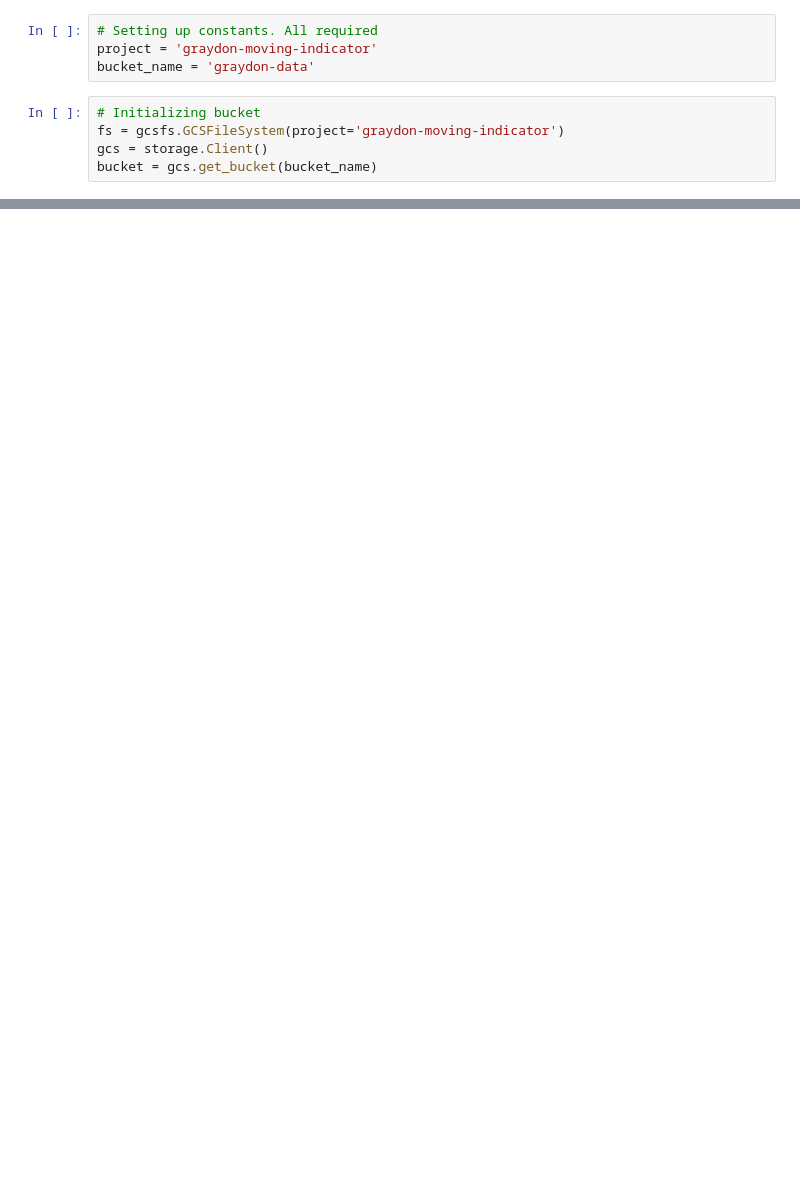
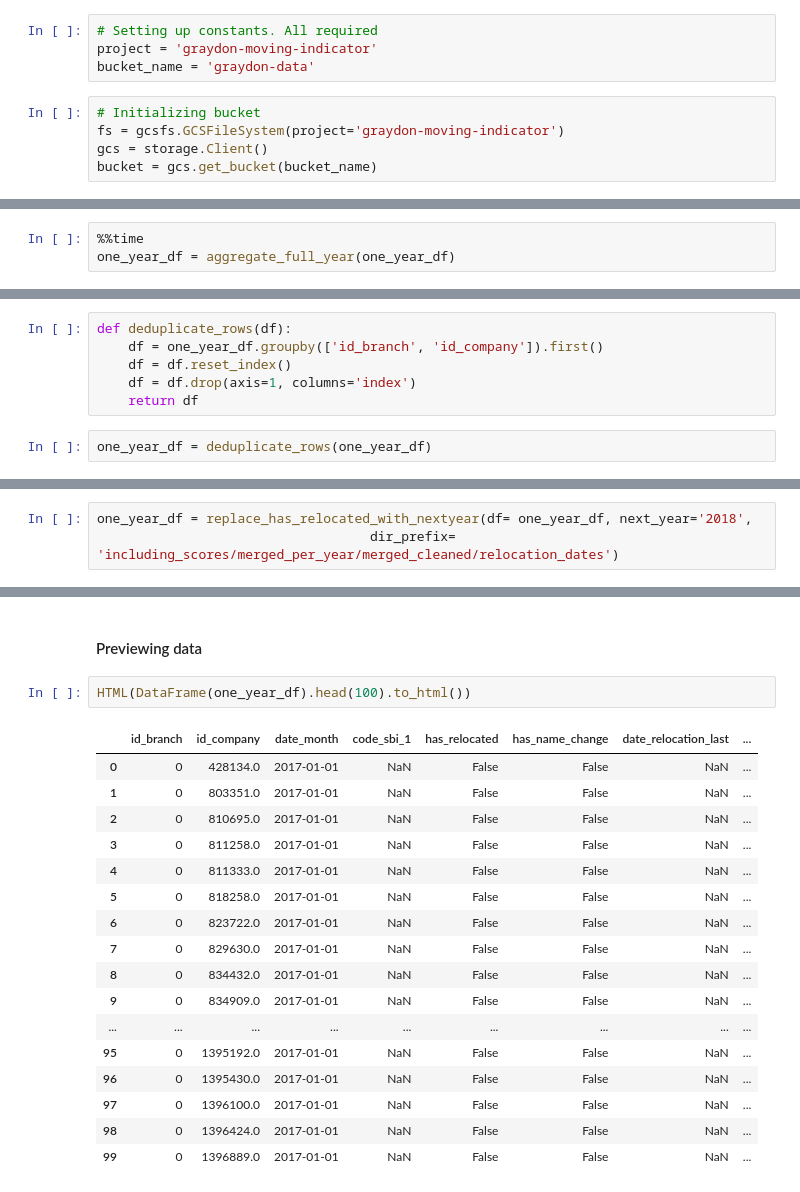
Before and after one commit to mark-me/relocation_indicator, a Jupyter notebook: Notebooks/Data_Merging/graydon_aggregating_per_year.ipynb, the cells around one changed output, grey strips where cells are left out. Drawn from its saved outputs; the diff is of its cells as text; blank space fills up the shorter version.

Commit message:
Changes of the week, aggregates

```diff
--- a/Notebooks/Data_Merging/graydon_aggregating_per_year.ipynb
+++ b/Notebooks/Data_Merging/graydon_aggregating_per_year.ipynb
@@ -55,0 +526,3 @@ HTML(DataFrame(one_year_df).head(5).to_html())
+# %%
+%%time
+one_year_df = aggregate_full_year(one_year_df)
@@ -55,0 +563,8 @@ HTML(DataFrame(one_year_df).head(5).to_html())
+# %%
+def deduplicate_rows(df):
+    df = one_year_df.groupby(['id_branch', 'id_company']).first()
+    df = df.reset_index()
+    df = df.drop(axis=1, columns='index')
+    return df
+# %%
+one_year_df = deduplicate_rows(one_year_df)
@@ -55,0 +573,3 @@ HTML(DataFrame(one_year_df).head(5).to_html())
+# %%
+one_year_df = replace_has_relocated_with_nextyear(df= one_year_df, next_year='2018',
+                                   dir_prefix= 'including_scores/merged_per_year/merged_cleaned/relocation_dates')
@@ -55,0 +592,22 @@ HTML(DataFrame(one_year_df).head(5).to_html())
+# %% [markdown]
+#### Previewing data
+# %%
+HTML(DataFrame(one_year_df).head(100).to_html())
+# %% [output]
+|  | id_branch | id_company | date_month | code_sbi_1 | has_relocated | has_name_change | date_relocation_last | ... |
+| 0 | 0 | 428134.0 | 2017-01-01 | NaN | False | False | NaN | ... |
+| 1 | 0 | 803351.0 | 2017-01-01 | NaN | False | False | NaN | ... |
+| 2 | 0 | 810695.0 | 2017-01-01 | NaN | False | False | NaN | ... |
+| 3 | 0 | 811258.0 | 2017-01-01 | NaN | False | False | NaN | ... |
+| 4 | 0 | 811333.0 | 2017-01-01 | NaN | False | False | NaN | ... |
+| 5 | 0 | 818258.0 | 2017-01-01 | NaN | False | False | NaN | ... |
+| 6 | 0 | 823722.0 | 2017-01-01 | NaN | False | False | NaN | ... |
+| 7 | 0 | 829630.0 | 2017-01-01 | NaN | False | False | NaN | ... |
+| 8 | 0 | 834432.0 | 2017-01-01 | NaN | False | False | NaN | ... |
+| 9 | 0 | 834909.0 | 2017-01-01 | NaN | False | False | NaN | ... |
+| ... | ... | ... | ... | ... | ... | ... | ... | ... |
+| 95 | 0 | 1395192.0 | 2017-01-01 | NaN | False | False | NaN | ... |
+| 96 | 0 | 1395430.0 | 2017-01-01 | NaN | False | False | NaN | ... |
+| 97 | 0 | 1396100.0 | 2017-01-01 | NaN | False | False | NaN | ... |
+| 98 | 0 | 1396424.0 | 2017-01-01 | NaN | False | False | NaN | ... |
+| 99 | 0 | 1396889.0 | 2017-01-01 | NaN | False | False | NaN | ... |
```
Also changed, not shown: parts of 46 cells of this notebook, 2 other files.
